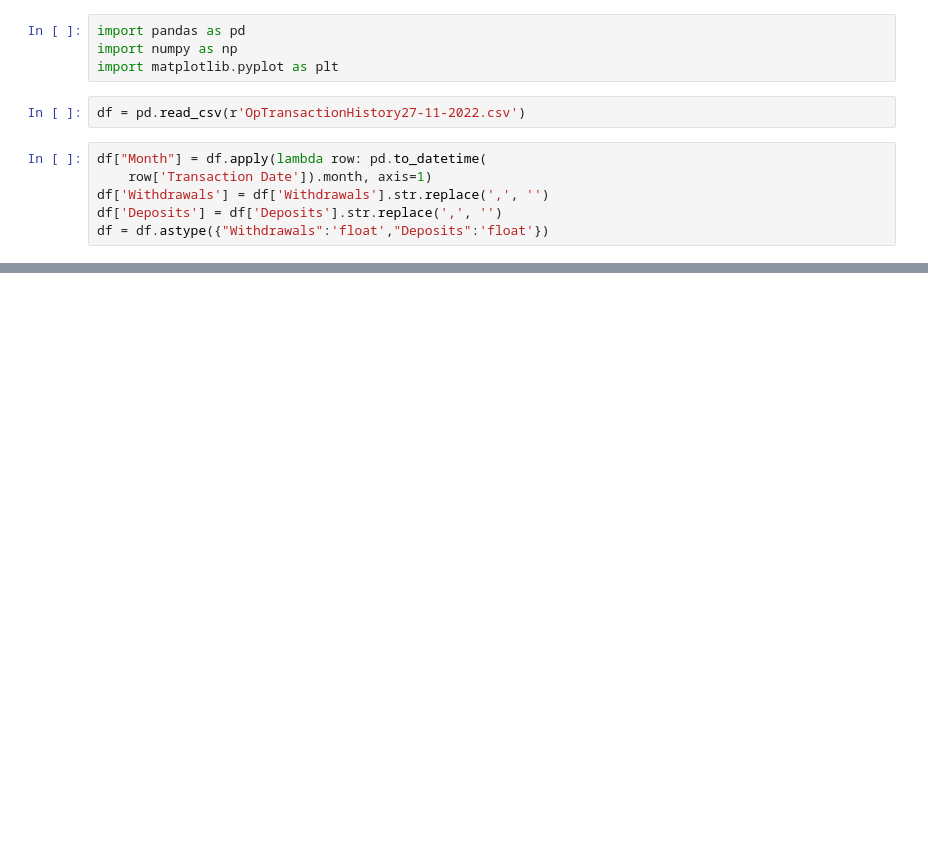
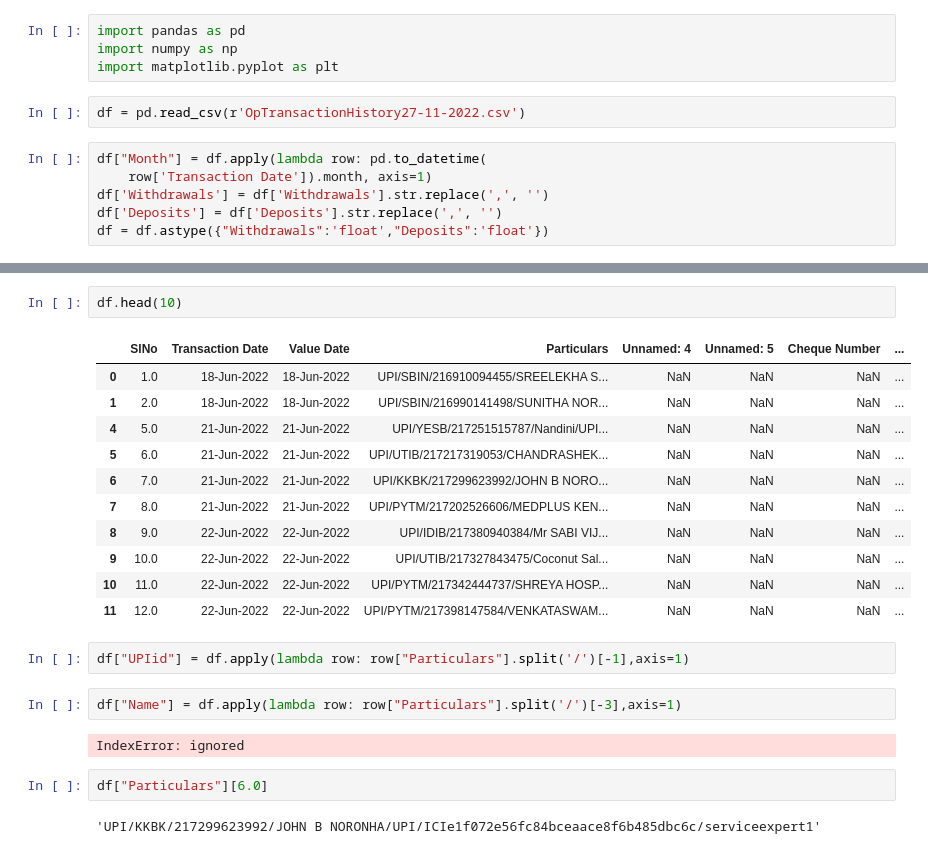
Before and after one commit to ok-noronha/Bank-Statement-Analyser, a Jupyter notebook: analyse.ipynb, the cells around one changed output, grey strips where cells are left out. Saved outputs shown, nothing was run; the diff lists cells and outputs as text; blank space fills up the shorter version.

```diff
--- a/analyse.ipynb
+++ b/analyse.ipynb
@@ -37,0 +57,24 @@ AttributeError: 'Series' object has no attribute 'merge'
+# %%
+df.head(10)
+# %% [output]
+|  | SlNo | Transaction Date | Value Date | Particulars | Unnamed: 4 | Unnamed: 5 | Cheque Number | ... |
+| 0 | 1.0 | 18-Jun-2022 | 18-Jun-2022 | UPI/SBIN/216910094455/SREELEKHA S... | NaN | NaN | NaN | ... |
+| 1 | 2.0 | 18-Jun-2022 | 18-Jun-2022 | UPI/SBIN/216990141498/SUNITHA NOR... | NaN | NaN | NaN | ... |
+| 4 | 5.0 | 21-Jun-2022 | 21-Jun-2022 | UPI/YESB/217251515787/Nandini/UPI... | NaN | NaN | NaN | ... |
+| 5 | 6.0 | 21-Jun-2022 | 21-Jun-2022 | UPI/UTIB/217217319053/CHANDRASHEK... | NaN | NaN | NaN | ... |
+| 6 | 7.0 | 21-Jun-2022 | 21-Jun-2022 | UPI/KKBK/217299623992/JOHN B NORO... | NaN | NaN | NaN | ... |
+| 7 | 8.0 | 21-Jun-2022 | 21-Jun-2022 | UPI/PYTM/217202526606/MEDPLUS KEN... | NaN | NaN | NaN | ... |
+| 8 | 9.0 | 22-Jun-2022 | 22-Jun-2022 | UPI/IDIB/217380940384/Mr SABI VIJ... | NaN | NaN | NaN | ... |
+| 9 | 10.0 | 22-Jun-2022 | 22-Jun-2022 | UPI/UTIB/217327843475/Coconut Sal... | NaN | NaN | NaN | ... |
+| 10 | 11.0 | 22-Jun-2022 | 22-Jun-2022 | UPI/PYTM/217342444737/SHREYA HOSP... | NaN | NaN | NaN | ... |
+| 11 | 12.0 | 22-Jun-2022 | 22-Jun-2022 | UPI/PYTM/217398147584/VENKATASWAM... | NaN | NaN | NaN | ... |
+# %%
+df["UPIid"] = df.apply(lambda row: row["Particulars"].split('/')[-1],axis=1)
+# %%
+df["Name"] = df.apply(lambda row: row["Particulars"].split('/')[-3],axis=1)
+# %% [output]
+IndexError: ignored
+# %%
+df["Particulars"][6.0]
+# %% [output]
+'UPI/KKBK/217299623992/JOHN B NORONHA/UPI/ICIe1f072e56fc84bceaace8f6b485dbc6c/serviceexpert1'
```
Also changed, not shown: parts of 9 cells of this notebook.
